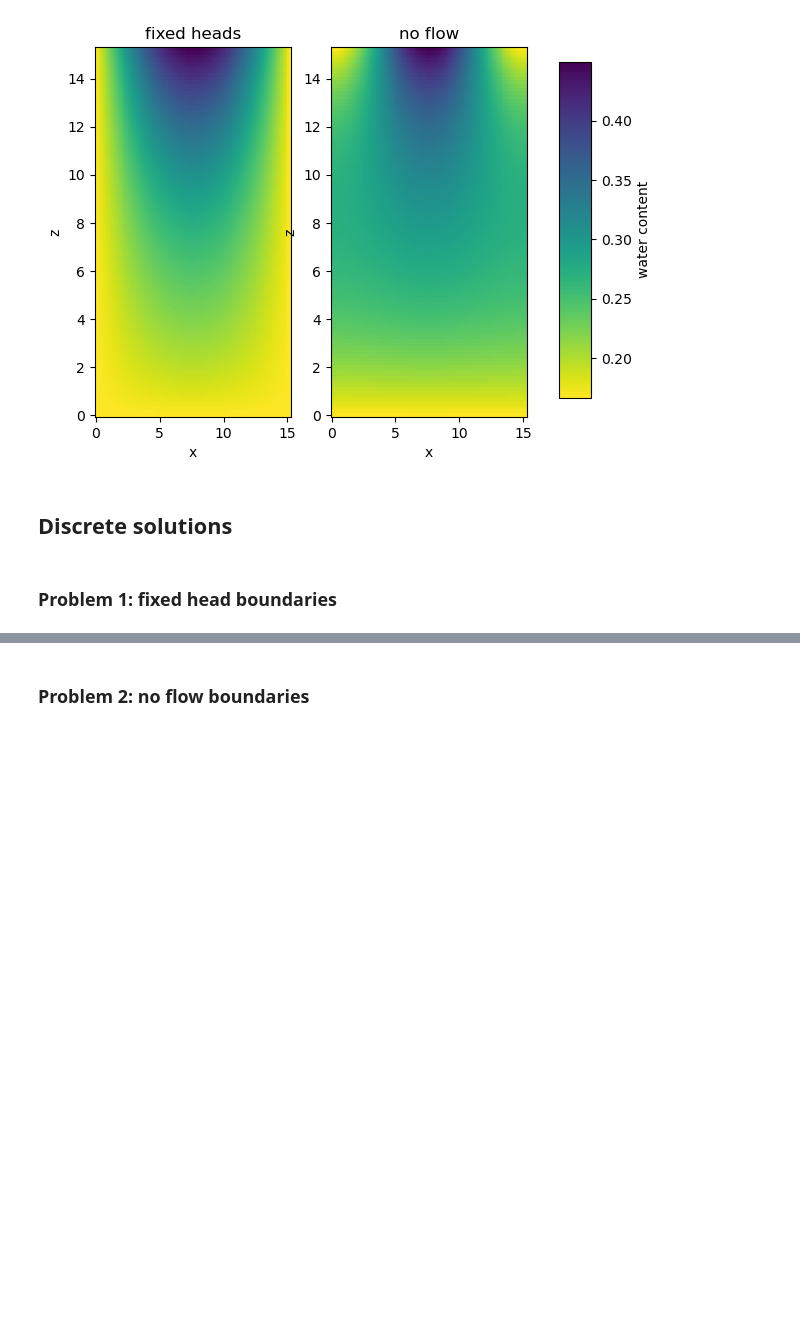
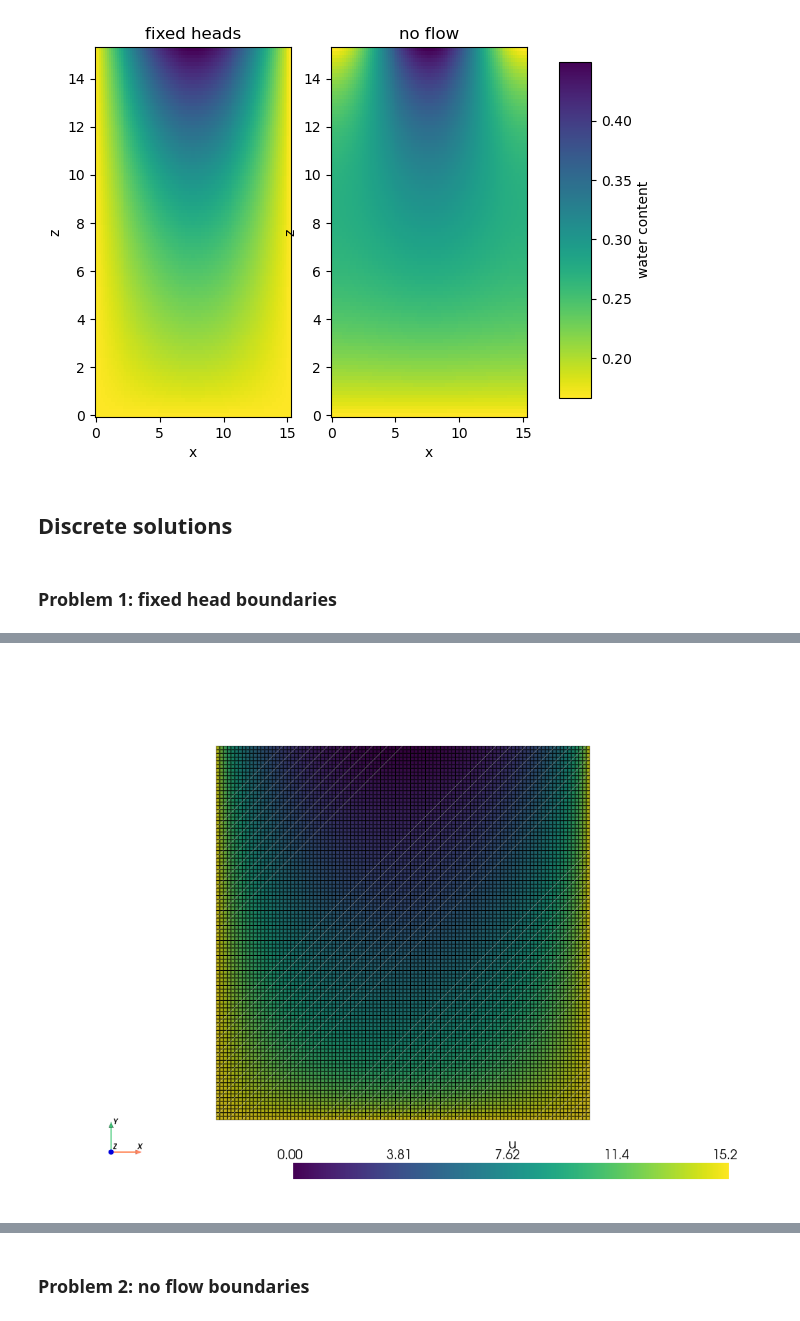
Before and after one commit to lannika-ut/ScientificPractice, a Jupyter notebook: FiniteElements/Richards_analytical1.ipynb, the cells around one changed output, grey strips where cells are left out. Saved outputs shown, nothing was run; the diff lists cells and outputs as text; code cells hidden in the pictures; blank space fills up the shorter version.

```diff
--- a/FiniteElements/Richards_analytical1.ipynb
+++ b/FiniteElements/Richards_analytical1.ipynb
@@ -270,0 +302,39 @@ plotScalarFunction(V, u_fix)
+# %%
+# Newton iteration by hand
+i = 0
+maxiter = 10
+tol = 1e-6
+
+while i < maxiter:
+    # Assemble Jacobian and residual
+    with L.localForm() as locL:
+        locL.set(0)
+    A.zeroEntries()
+    assemble_matrix(A, jacobian, bcs=bc)
+    A.assemble()
+    assemble_vector(L, residual)
+
+    # Apply Dirichlet boundary conditions delta_u@boundary = u_D - u_k@boundary
+    apply_lifting(L, [jacobian], [bc], x0=[uh.x.petsc_vec], alpha=-1.0) # L_new = L - alpha*Jacobian*(u_D-u_{k})
+    L.ghostUpdate(addv=PETSc.InsertMode.ADD_VALUES, mode=PETSc.ScatterMode.REVERSE)
+    set_bc(L, bc, uh.x.petsc_vec, alpha = -1.0)
+
+    # Scale residual by -1
+    L.scale(-1)
+    L.ghostUpdate(addv=PETSc.InsertMode.INSERT_VALUES, mode=PETSc.ScatterMode.FORWARD)
+
+    # Solve linear problem A*du=-L
+    solver.solve(L, du.x.petsc_vec)
+    du.x.scatter_forward()
+
+    # Update u_{k+1} = u_k + delta_u_k
+    uh.x.array[:] += du.x.array
+    i += 1
+
+    # Compute norm of update
+    correction_norm = du.x.petsc_vec.norm(0)
+    print(f"Iteration {i}: Correction norm ||du|| = {correction_norm:.2e}")
+
+    if correction_norm < tol:
+        print(f"Iteration stopped because ||delta_u||={correction_norm:.2e} is smaller than {tol}.")
+        break
@@ -270,0 +352,4 @@ plotScalarFunction(V, u_fix)
+# %%
+plotScalarFunction(V, uh)
+# %% [output]
+[figure, added]
```
Also changed, not shown: parts of 9 cells of this notebook, 4 other files.
